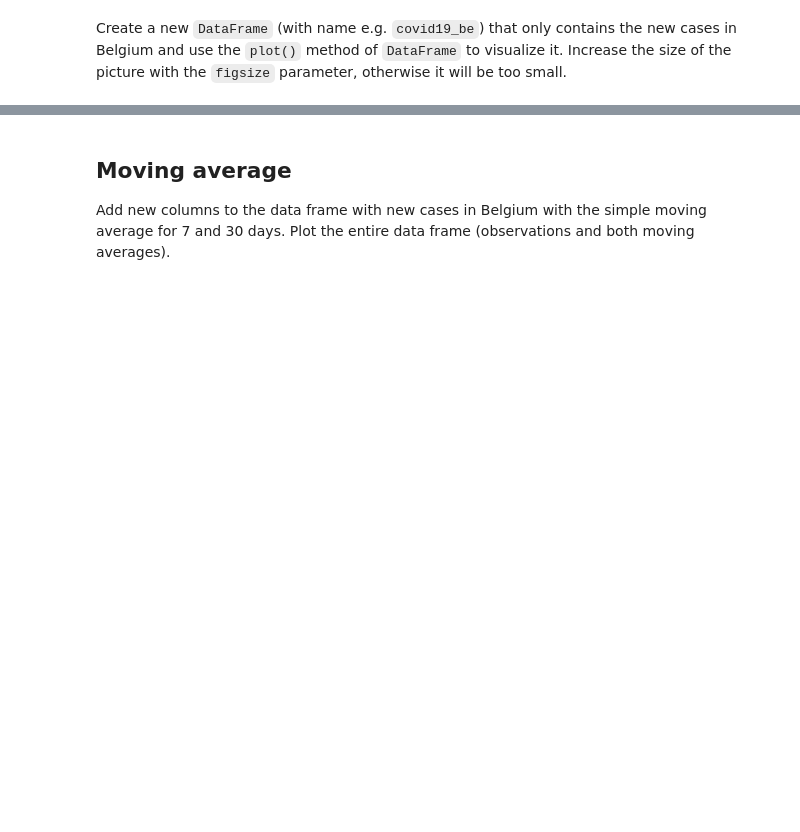
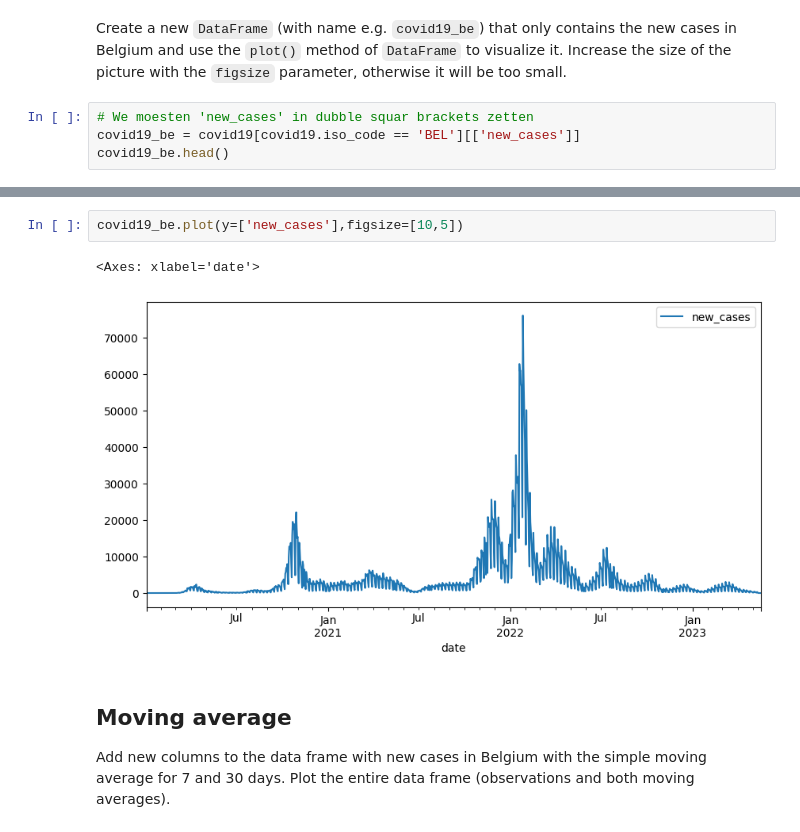
Before and after one commit to Bataklik/Data-Science-_-AI, a Jupyter notebook: 7-time-series/lab-covid-19.ipynb, the cells around one changed output, grey strips where cells are left out. Cells and saved outputs as stored; diff of their text form; blank space fills up the shorter version.

```diff
--- a/7-time-series/lab-covid-19.ipynb
+++ b/7-time-series/lab-covid-19.ipynb
@@ -25,2 +34,6 @@ covid19.head()
 # %% [markdown]
 Create a new `DataFrame` (with name e.g. `covid19_be`) that only contains the new cases in Belgium and use the `plot()` method of `DataFrame` to visualize it. Increase the size of the picture with the `figsize` parameter, otherwise it will be too small.
+# %%
+# We moesten 'new_cases' in dubble squar brackets zetten
+covid19_be = covid19[covid19.iso_code == 'BEL'][['new_cases']]
+covid19_be.head()
@@ -27,3 +48,8 @@ Create a new `DataFrame` (with name e.g. `covid19_be`) that only contains the ne
+# %%
+covid19_be.plot(y=['new_cases'],figsize=[10,5])
+# %% [output]
+<Axes: xlabel='date'>
+[figure, added]
 # %% [markdown]
 ## Moving average
 
```
Also changed, not shown: parts of 7 cells of this notebook, 3 other files.
